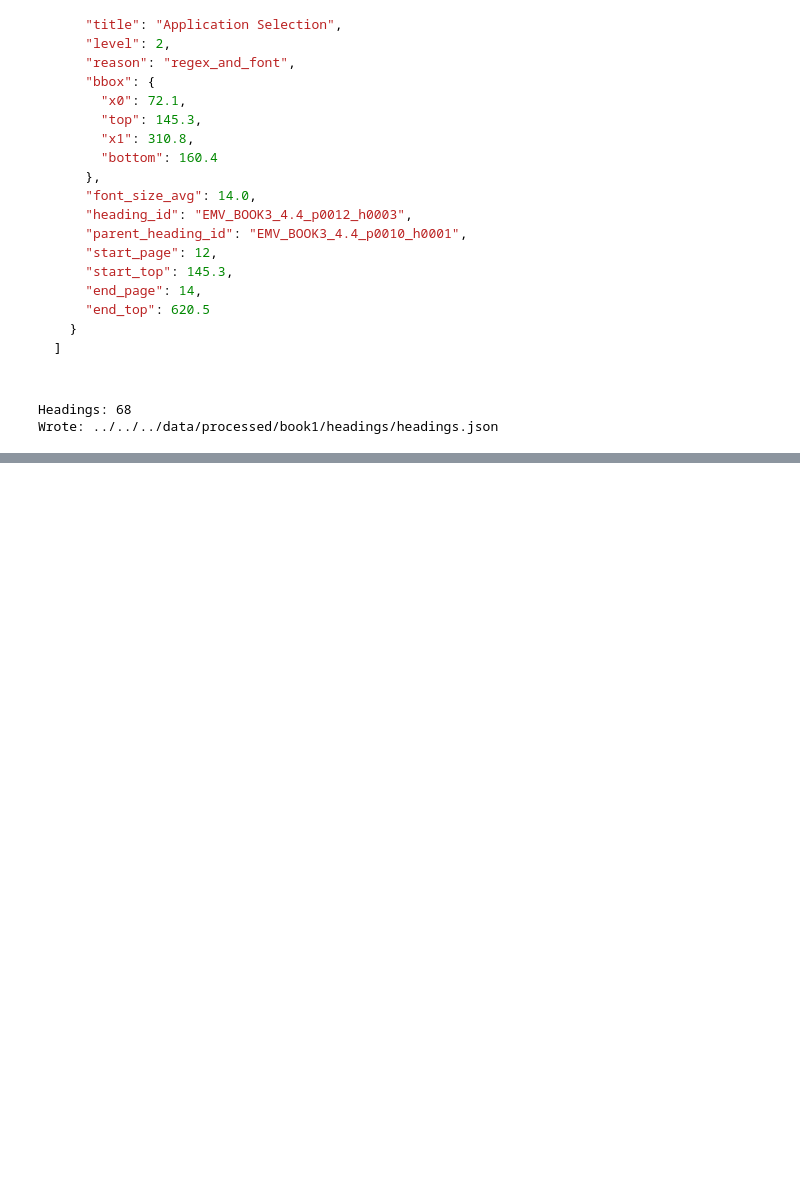
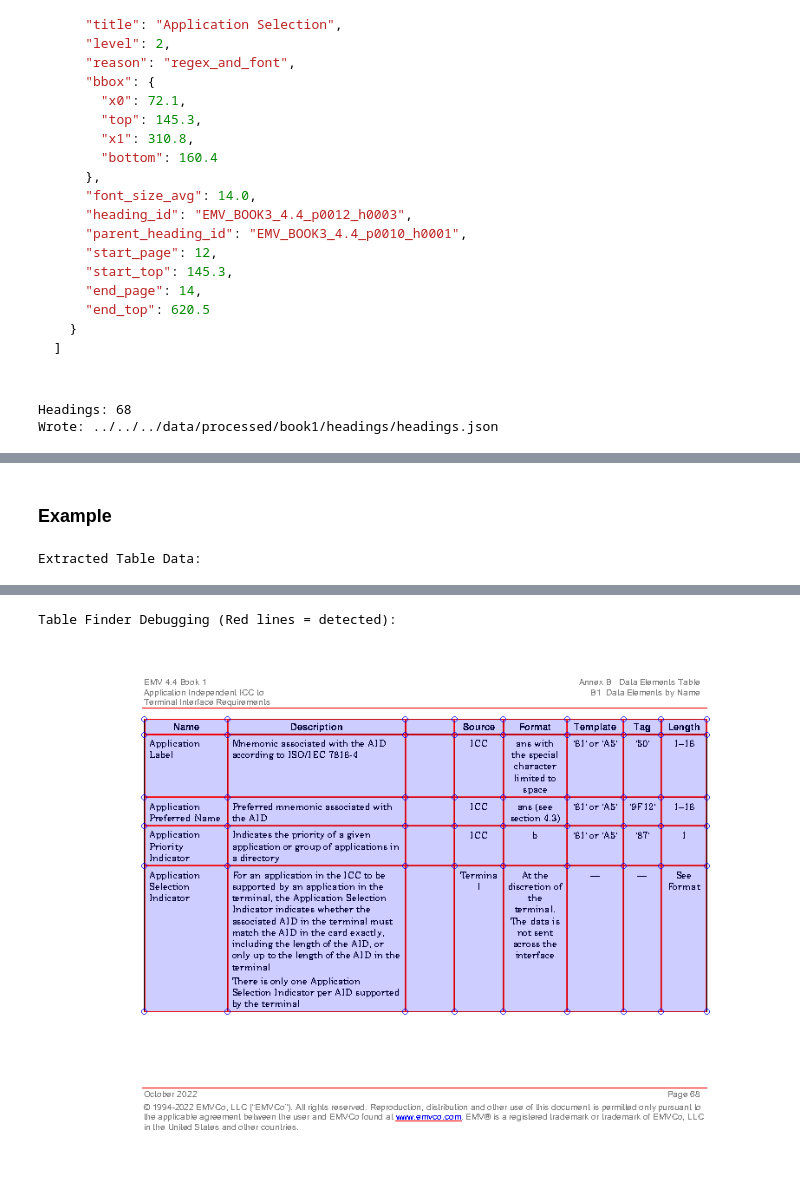
Before and after one commit to ayoubrekik/EMV-Knowledge-assistant, a Jupyter notebook: src/core/notebooks/DataPreprocessing/Extraction.ipynb, the cells around one changed output, grey strips where cells are left out. Saved outputs shown, nothing was run; the diff lists cells and outputs as text; code cells hidden in the pictures; blank space fills up the shorter version.

Commit message:
Add Table extraction

```diff
--- a/src/core/notebooks/DataPreprocessing/Extraction.ipynb
+++ b/src/core/notebooks/DataPreprocessing/Extraction.ipynb
@@ -837,0 +844,19 @@ Wrote: ../../../data/processed/book1/headings/headings.json
+# %%
+def table_to_text(cells):
+    rows = []
+    for r in cells or []:
+        row = []
+        for c in (r or []):
+            row.append(normalize_ws(str(c)) if c is not None else "")
+        rows.append(" | ".join(row))
+    return "\n".join(rows).strip()
+
+tables = []
+table_settings = {
+    "vertical_strategy": "lines",   # Use explicit lines for columns
+    "horizontal_strategy": "lines", # Use explicit lines for rows
+    "snap_tolerance": 6,            # Merge lines that are very close (fixes slight misalignment)
+    "join_tolerance": 6,            # Join broken lines (crucial for indented vertical lines)
+    "edge_min_length": 10,          # Ignore tiny line fragments/noise
+    "intersection_tolerance": 5,    # Helps define cell corners in nested grids
+}
@@ -837,0 +1042,25 @@ Wrote: ../../../data/processed/book1/headings/headings.json
+# %%
+final_output = []
+
+for table in tables:
+    # Use the new dynamic function
+    structured = build_dynamic_hierarchy(table.get("cells", []))
+    table["structured_data"] = structured
+    final_output.append(table)
+table_path = os.path.join(PROFILE["out_root"], "tables/structured_tables.json")
+with open(table_path, "w", encoding="utf-8") as f:
+    json.dump(final_output, f, indent=2, ensure_ascii=False)
+# %% [markdown]
+### Example
+# %%
+with pdfplumber.open(PROFILE["pdf_path"]) as pdf:
+    p0 = pdf.pages[67]
+    table = p0.extract_table(table_settings)
+    exmpl_tab = pd.DataFrame(table[1:], columns=table[0])
+    im = p0.to_image()
+print("Extracted Table Data:")
+display(exmpl_tab)
+print("\nTable Finder Debugging (Red lines = detected):")
+display(im.debug_tablefinder(table_settings))
+# %% [output]
+Extracted Table Data:
@@ -837,0 +1072,2 @@ Wrote: ../../../data/processed/book1/headings/headings.json
+Table Finder Debugging (Red lines = detected):
+[figure, added]
```
Also changed, not shown: parts of 7 cells of this notebook, 1 other file.
